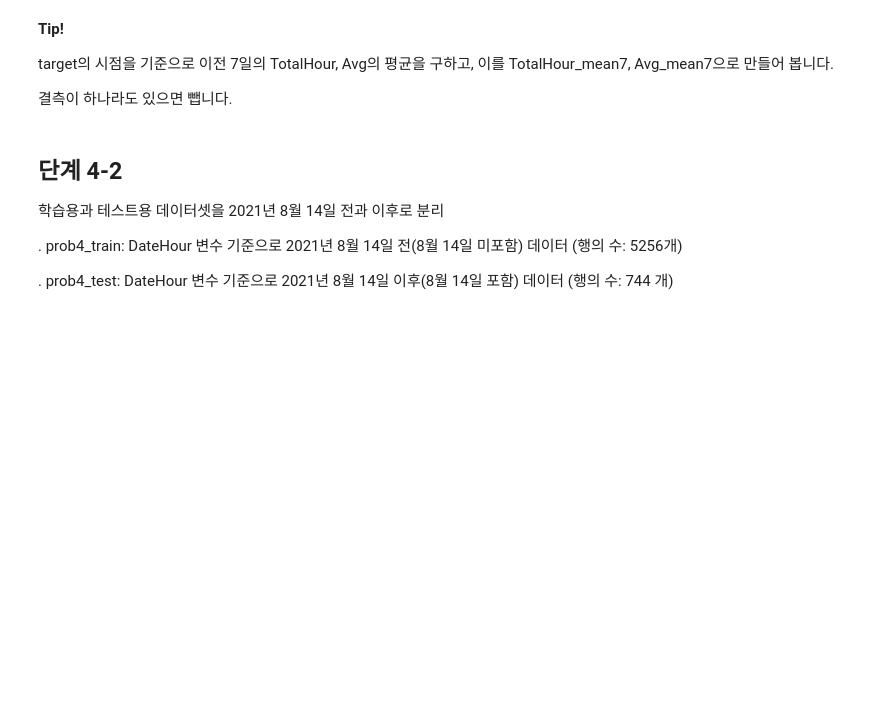
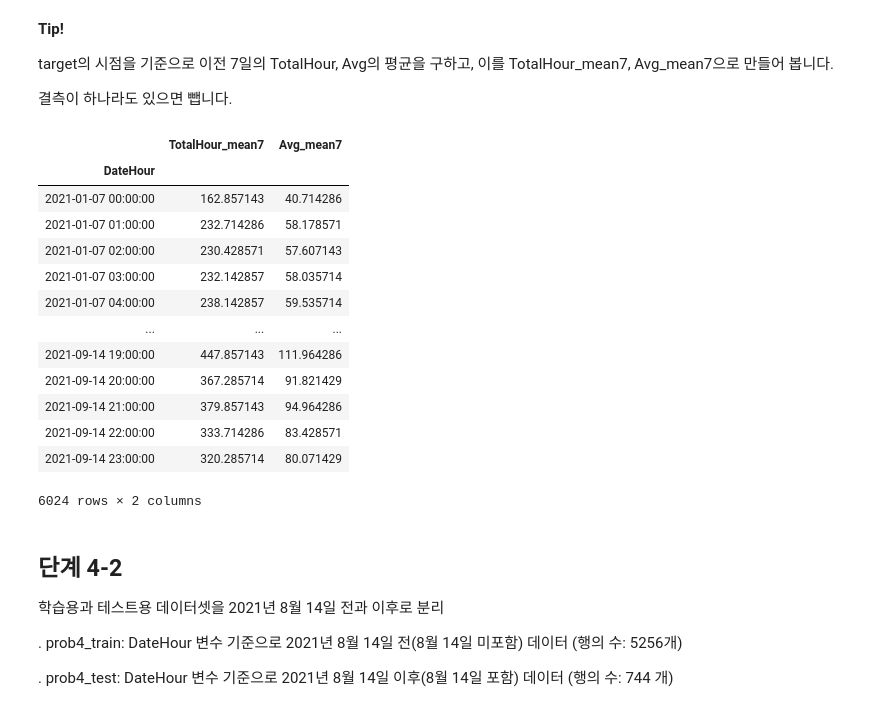
Before and after one commit to sunkusun9/DS_lv3_2411, a Jupyter notebook: sec_ds_lv3_prob3_prob.ipynb, the cells around one changed output. Saved outputs shown, nothing was run; the diff lists cells and outputs as text; code cells hidden in the pictures; blank space fills up the shorter version.

```diff
--- a/sec_ds_lv3_prob3_prob.ipynb
+++ b/sec_ds_lv3_prob3_prob.ipynb
@@ -1605,6 +1678,29 @@ df_prob4.shape
 target의 시점을 기준으로 이전 7일의 TotalHour, Avg의 평균을 구하고, 이를 TotalHour_mean7, Avg_mean7으로 만들어 봅니다.
 
 결측이 하나라도 있으면 뺍니다.
+# %%
+pd.concat([
+    pd.concat([
+        pd.Series(df_basetable1[j].values, index=df_basetable1.index + pd.Timedelta(days=i))
+        for i in range(0, 7)
+    ], axis=1, join='inner').mean(axis=1).rename('{}_mean7'.format(j))
+    for j in ['TotalHour', 'Avg']
+], axis=1)
+# %% [output]
+|  | TotalHour_mean7 | Avg_mean7 |
+| DateHour |  |  |
+| 2021-01-07 00:00:00 | 162.857143 | 40.714286 |
+| 2021-01-07 01:00:00 | 232.714286 | 58.178571 |
+| 2021-01-07 02:00:00 | 230.428571 | 57.607143 |
+| 2021-01-07 03:00:00 | 232.142857 | 58.035714 |
+| 2021-01-07 04:00:00 | 238.142857 | 59.535714 |
+| ... | ... | ... |
+| 2021-09-14 19:00:00 | 447.857143 | 111.964286 |
+| 2021-09-14 20:00:00 | 367.285714 | 91.821429 |
+| 2021-09-14 21:00:00 | 379.857143 | 94.964286 |
+| 2021-09-14 22:00:00 | 333.714286 | 83.428571 |
+| 2021-09-14 23:00:00 | 320.285714 | 80.071429 |
+6024 rows × 2 columns
 # %% [markdown]
 ## 단계 4-2
 
```
Also changed, not shown: parts of 9 cells of this notebook.
